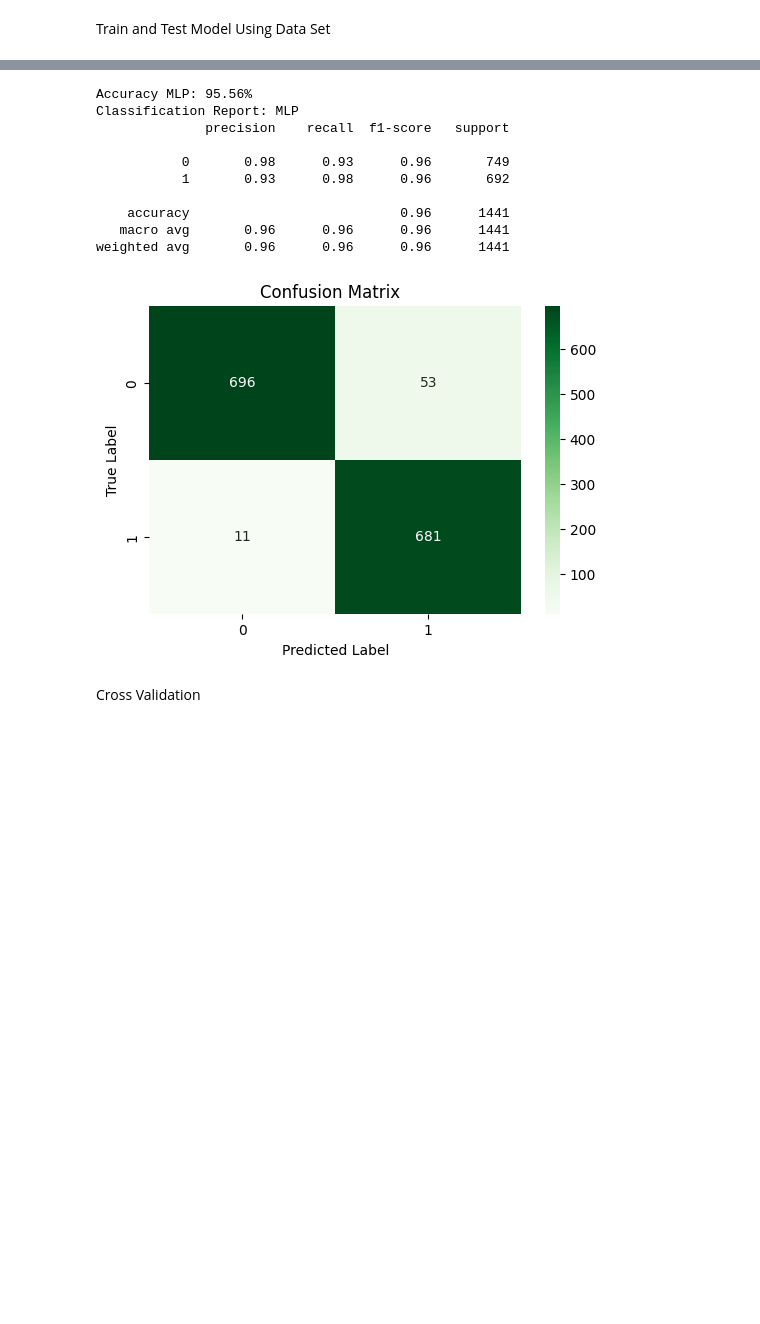
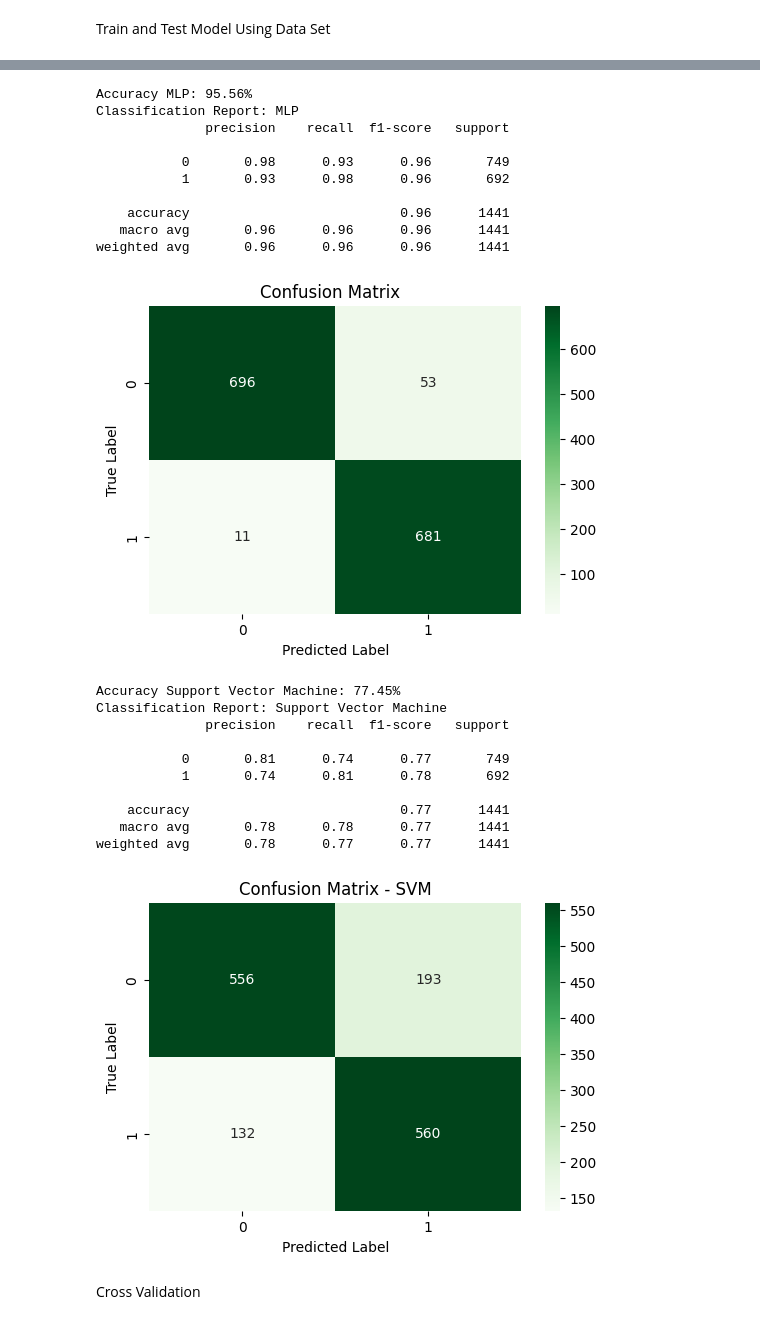
Before and after one commit to SanukaJayasinghe/DSGP-Group28, a Jupyter notebook: Pullup_DEMINI(GIT)/Train and test new.ipynb, the cells around one changed output, grey strips where cells are left out. Saved outputs shown, nothing was run; the diff lists cells and outputs as text; code cells hidden in the pictures; blank space fills up the shorter version.

Commit message:
Update some models

```diff
--- a/Pullup_DEMINI(GIT)/Train and test new.ipynb
+++ b/Pullup_DEMINI(GIT)/Train and test new.ipynb
@@ -10,6 +10,7 @@ from sklearn.ensemble import RandomForestClassifier
 from xgboost import XGBClassifier
 from lightgbm import LGBMClassifier
 from sklearn.neural_network import MLPClassifier
+from sklearn.svm import SVC
 from sklearn.metrics import confusion_matrix
 from sklearn.metrics import accuracy_score, classification_report
 
@@ -185,6 +186,35 @@ plt.title('Confusion Matrix  ')
 plt.xlabel('Predicted Label')
 plt.ylabel('True Label')
 plt.show()
+
+###################SVM
+# Initialize the SVM classifier
+svm = SVC(kernel='linear')
+
+# Train the model
+svm.fit(X_train, y_train)
+
+# Make predictions on the test set
+y_pred_svm = svm.predict(X_test)
+
+# Evaluate the model
+accuracy_svm = accuracy_score(y_test, y_pred_svm)
+print(f"Accuracy Support Vector Machine: {accuracy_svm:.2%}")
+
+# Display classification report
+print("Classification Report: Support Vector Machine")
+print(classification_report(y_test, y_pred_svm))
+
+# Generate confusion matrix
+conf_matrix_svm = confusion_matrix(y_test, y_pred_svm)
+
+# Visualize the confusion matrix
+plt.figure(figsize=(6, 4))
+sns.heatmap(conf_matrix_svm, annot=True, fmt='d', cmap='Greens')
+plt.title('Confusion Matrix - SVM')
+plt.xlabel('Predicted Label')
+plt.ylabel('True Label')
+plt.show()
 # %% [output]
 Accuracy K-Nearest Neighbors: 98.20%
 Classification Report: K-Nearest Neighbors
@@ -224,30 +254,41 @@ weighted avg       0.99      0.99      0.99      1441
 You can set `force_col_wise=true` to remove the overhead.
 [LightGBM] [Info] Total Bins 4335
 [LightGBM] [Info] Number of data points in the train set: 5761, number of used features: 17
 [LightGBM] [Info] [binary:BoostFromScore]: pavg=0.504947 -> initscore=0.019789
 [LightGBM] [Info] Start training from score 0.019789
 Accuracy LightGBM: 99.10%
 Classification Report: LightGBM
               precision    recall  f1-score   support
 
            0       0.99      0.99      0.99       749
            1       0.99      0.99      0.99       692
 
     accuracy                           0.99      1441
    macro avg       0.99      0.99      0.99      1441
 weighted avg       0.99      0.99      0.99      1441
 [figure]
 Accuracy MLP: 95.56%
 Classification Report: MLP
               precision    recall  f1-score   support
 
            0       0.98      0.93      0.96       749
            1       0.93      0.98      0.96       692
 
     accuracy                           0.96      1441
    macro avg       0.96      0.96      0.96      1441
 weighted avg       0.96      0.96      0.96      1441
 [figure]
+Accuracy Support Vector Machine: 77.45%
+Classification Report: Support Vector Machine
+              precision    recall  f1-score   support
+
+           0       0.81      0.74      0.77       749
+           1       0.74      0.81      0.78       692
+
+    accuracy                           0.77      1441
+   macro avg       0.78      0.78      0.77      1441
+weighted avg       0.78      0.77      0.77      1441
+[figure, added]
 # %% [markdown]
 Cross Validation
 # %%
```
Also changed, not shown: parts of 6 cells of this notebook, 5 other files.
